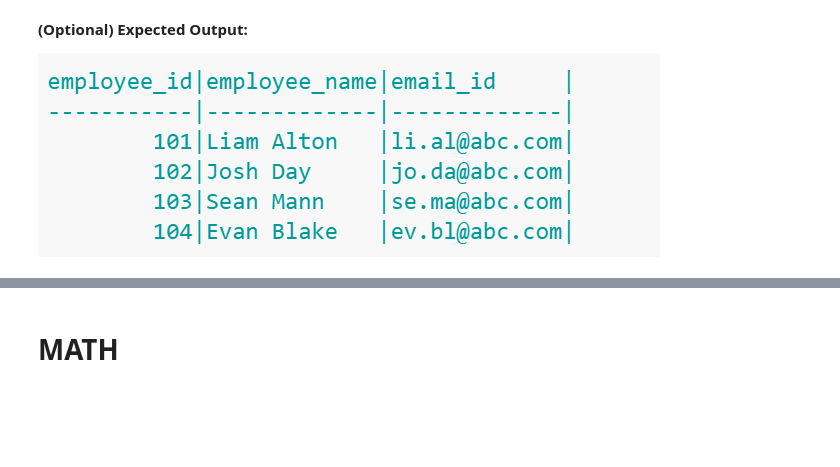
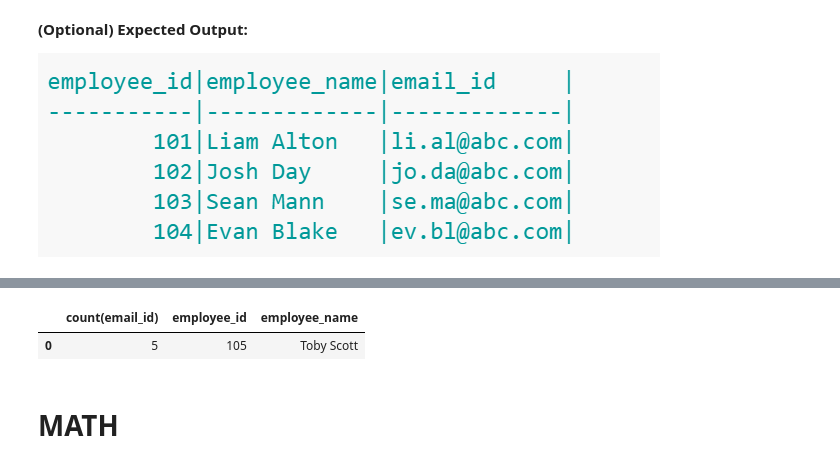
Before and after one commit to Shrez7961/Practice, a Jupyter notebook: Day_2__Assignment.ipynb, the cells around one changed output, grey strips where cells are left out. Drawn from its saved outputs; the diff is of its cells as text; code cells hidden in the pictures; blank space fills up the shorter version.

```diff
--- a/Day_2__Assignment.ipynb
+++ b/Day_2__Assignment.ipynb
@@ -173,5 +221,9 @@ employees = pd.read_sql_query ('''SELECT * FROM employees''',conn)
 # %%
 # Write Your Code Here
+mysql('''select count(email_id) , employee_id, employee_name from employees''')
+# %% [output]
+|  | count(email_id) | employee_id | employee_name |
+| 0 | 5 | 105 | Toby Scott |
 # %%
 #(Optional)
 # Write Your Code Here
```
Also changed, not shown: parts of 7 cells of this notebook.
